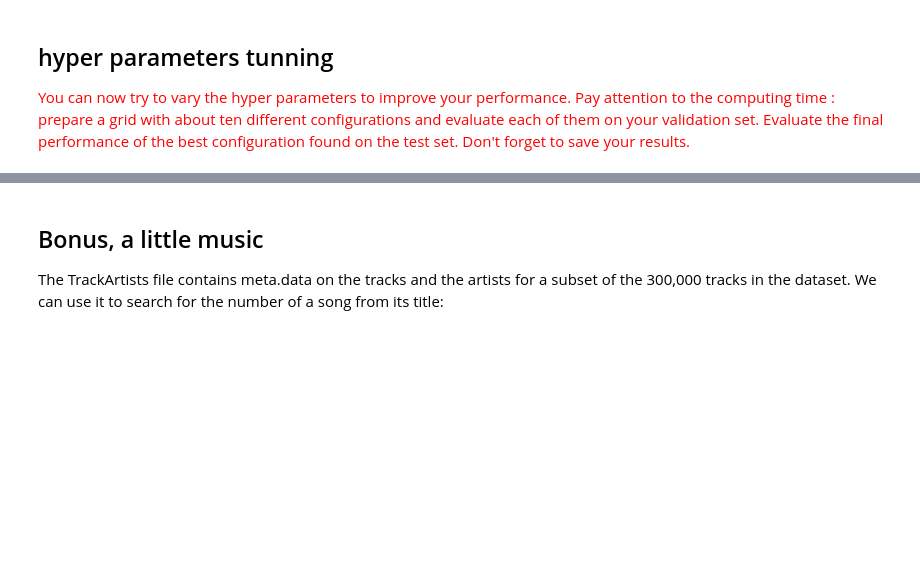
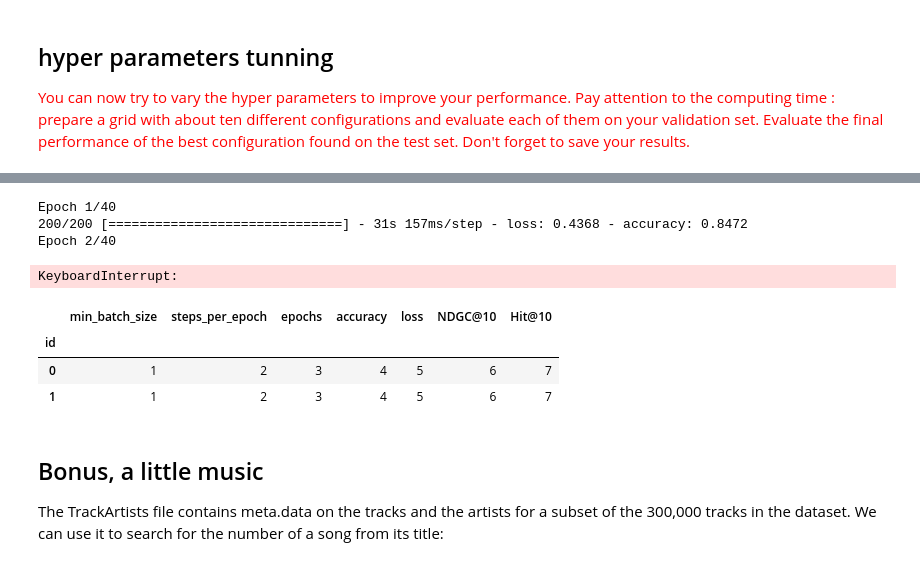
Before and after one commit to dariocurr/ml_project, a Jupyter notebook: notebook.ipynb, the cells around one changed output, grey strips where cells are left out. Saved outputs shown, nothing was run; the diff lists cells and outputs as text; code cells hidden in the pictures; blank space fills up the shorter version.

```diff
--- a/notebook.ipynb
+++ b/notebook.ipynb
@@ -426,3 +414,77 @@ TypeError: If no scoring is specified, the estimator passed should have a 'score
+# %%
+from sklearn.model_selection import GridSearchCV
+
+
+results = {}
+NDCGatK_results = []
+
+# define the hyper parameters
+hyper_parameters = {
+    "epochs": range(40, 81, 20),
+    "steps_per_epoch": range(200, 301, 100),
+    "min_batch_size": range(50, 101, 50)
+}
+
+i = 0
+for epochs in hyper_parameters["epochs"]:
+    for steps in hyper_parameters["steps_per_epoch"]:
+        for batch_size in hyper_parameters["min_batch_size"]:
+            hist = Track2Vec.fit(track_ns_generator(play_app, batch_size), steps_per_epoch=steps, epochs=epochs)
+            vectors_tracks = Track2Vec.get_weights()[0]
+            indexes = predict_batch(play_val[:,0], 10, vectors_tracks, kdt)
+            NDCGatK = compute_NDCGatK(indexes)
+            NDCGatK_results.append(NDCGatK)
+            results[i] = {
+                "hyper_parameters": {
+                    "min_batch_size": batch_size,
+                    "steps_per_epoch": steps,
+                    "epochs": epochs,
+                },
+                "metrics": {
+                    "accuracy": hist.history["accuracy"][-1],
+                    "loss": hist.history["loss"][-1],
+                    "NDGC@10": NDCGatK,
+                    "Hit@10": compute_HitatK(indexes),
+                },
+                "vectors_tracks": vectors_tracks,
+            }
+            i += 1
+
+
+best_index = NDCGatK_results.index(max(NDCGatK_results))
+with open('best_latent_positions.npy', 'wb') as f:
+    np.save(f, results[best_index]["vectors_tracks"])
+
+vectors_tracks = np.load("best_latent_positions.npy")
+kdt = KDTree(vectors_tracks, leaf_size=10, metric='euclidean')
+
+# info visualization
+print(best_index)
+# %% [output]
+Epoch 1/40
+200/200 [==============================] - 31s 157ms/step - loss: 0.4368 - accuracy: 0.8472
+Epoch 2/40
+KeyboardInterrupt:
+# %%
+import pandas as pd
+import csv
+
+with open('data/results.csv', 'w') as file:
+    writer = csv.writer(file)
+    writer.writerow(["id", "min_batch_size", "steps_per_epoch", "epochs", "accuracy", "loss", "NDGC@10", "Hit@10"])
+    for id in results:
+        writer.writerow([id] + [results[id][super_key][key]
+                        for super_key in results[id] if super_key != "vectors_tracks"
+                            for key in results[id][super_key]])
+
+results_df = pd.read_csv("data/results.csv")
+results_df.set_index("id", inplace=True)
+results_df
+# %% [output]
+|  | min_batch_size | steps_per_epoch | epochs | accuracy | loss | NDGC@10 | Hit@10 |
+| id |  |  |  |  |  |  |  |
+| 0 | 1 | 2 | 3 | 4 | 5 | 6 | 7 |
+| 1 | 1 | 2 | 3 | 4 | 5 | 6 | 7 |
 # %% [markdown]
 ## Bonus, a little music
 
```
Also changed, not shown: parts of 9 cells of this notebook, 2 other files.
